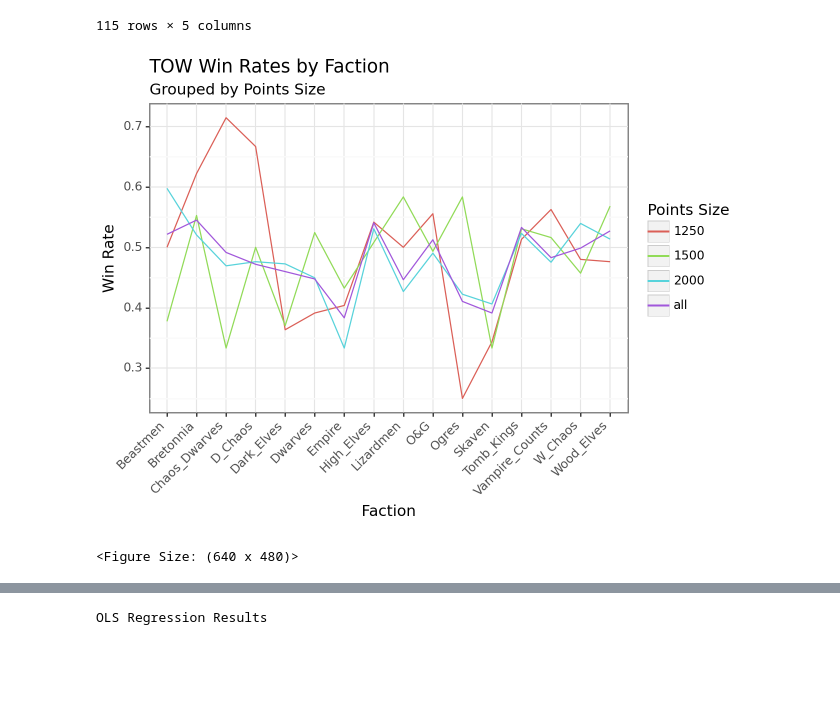
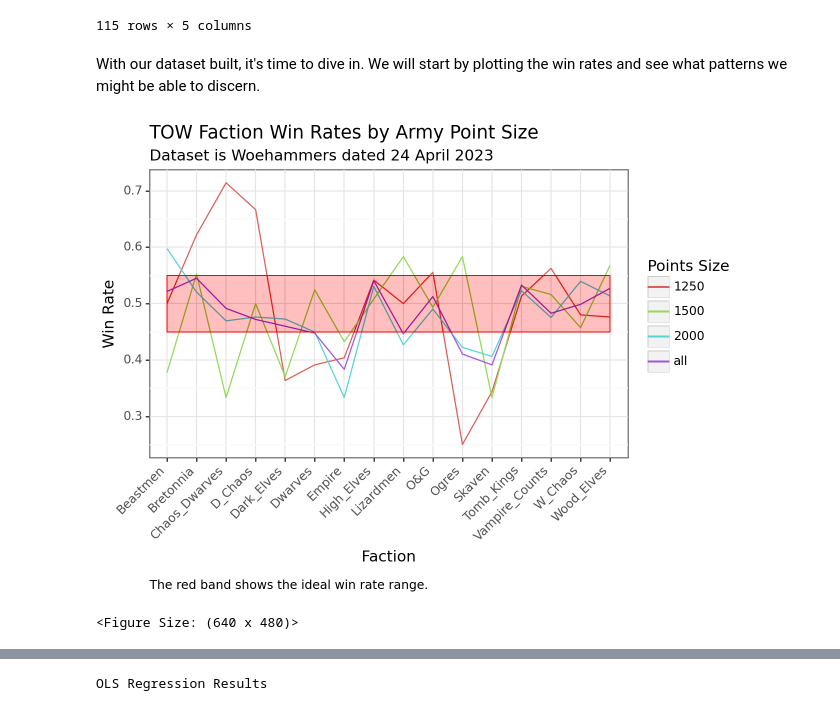
Before and after one commit to jacoblundeen/tow_analysis, a Jupyter notebook: tow_analysis.ipynb, the cells around one changed output, grey strips where cells are left out. Cells and saved outputs as stored; diff of their text form; code cells hidden in the pictures; blank space fills up the shorter version.

Commit message:
Added band to graph and added verbiage.

```diff
--- a/tow_analysis.ipynb
+++ b/tow_analysis.ipynb
@@ -145,16 +145,19 @@ tow_points_wr
 | 113 | Wood_Elves | 2250 | 2 | 2.0 | 1.000000 |
 | 114 | Wood_Elves | all | 221 | 116.5 | 0.527149 |
 115 rows × 5 columns
+# %% [markdown]
+With our dataset built, it's time to dive in. We will start by plotting the win rates and see what patterns we might be able to discern.
 # %%
 filter_list = ['all', '2000', '1500', '1250']
 tow_plot = tow_points_wr.query("points == @filter_list")
 (
     ggplot(tow_plot, aes(x='player_faction', y='win_rate', group='points', color='points'))
     + geom_line()
+    + geom_rect(aes(xmin=1,xmax=16,ymin=0.45,ymax=0.55),color="red", fill="red", alpha=0.005, size=0.1)
     + theme_bw()
-    + theme(axis_text_x = element_text(angle=45, hjust=1))
-    + labs(title='TOW Win Rates by Faction', subtitle='Grouped by Points Size', x='Faction', y='Win Rate', color='Points Size')
+    + theme(axis_text_x = element_text(angle=45, hjust=1), plot_caption=element_text(ha="left", margin={"t": 1, "units": "lines"}))
+    + labs(title='TOW Faction Win Rates by Army Point Size', subtitle='Dataset is Woehammers dated 24 April 2023', x='Faction', y='Win Rate', color='Points Size', caption="The red band shows the ideal win rate range.")
 )
 # %% [output]
-[figure, old version]
+[figure, new version]
 <Figure Size: (640 x 480)>
```
Also changed, not shown: parts of 4 cells of this notebook.
